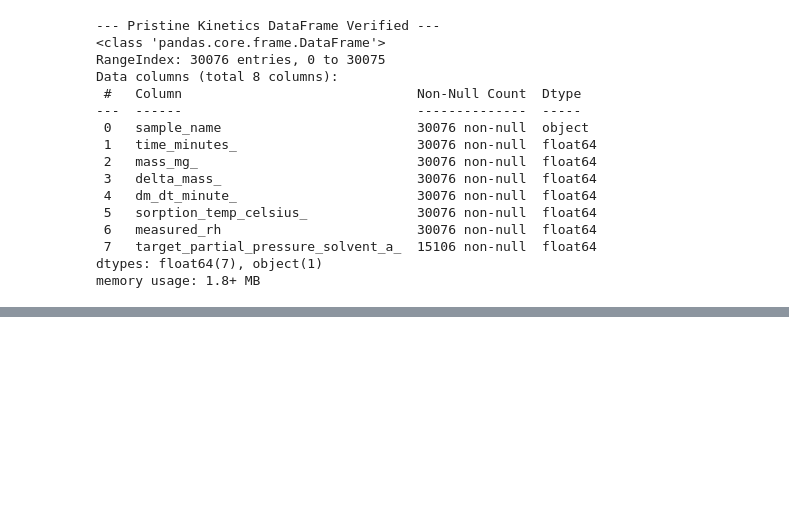
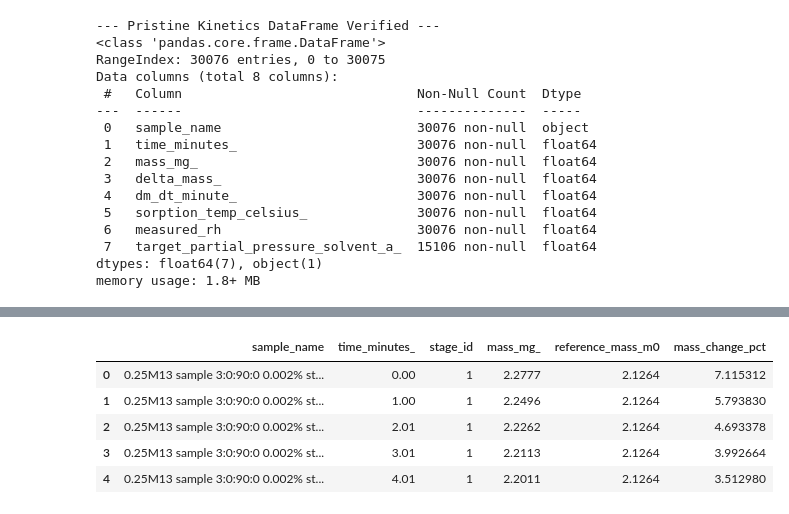
Before and after one commit to StixM6/graphage13-sorption, a Jupyter notebook: notebooks/sorption_kinetics_pipeline.ipynb, the cells around one changed output, grey strips where cells are left out. Cells and saved outputs as stored; diff of their text form; code cells hidden in the pictures; blank space fills up the shorter version.

```diff
--- a/notebooks/sorption_kinetics_pipeline.ipynb
+++ b/notebooks/sorption_kinetics_pipeline.ipynb
@@ -244,0 +264,29 @@ display(segmented_df[['sample_name', 'time_minutes_', 'stage_id', 'target_partia
+# %%
+# --- Step 3.5: Calculate Baseline Mass (m0) and Mass Change % ---
+
+processed_dfs = []
+
+for sample_name, group in segmented_df.groupby('sample_name'):
+    group = group.copy()
+
+    # 1. Find Baseline Mass (m0) from the end of the initial drying stage (Stage 1)
+    stage_1 = group[group['stage_id'] == 1]
+
+    if not stage_1.empty:
+        # Average the last 10 minutes of the dry stage for a stable baseline
+        m0 = stage_1['mass_mg_'].tail(10).mean()
+    else:
+        # Fallback just in case a sample didn't have a proper Stage 1
+        m0 = group['mass_mg_'].iloc[0]
+
+    # 2. Assign m0 and calculate the percentage change for every row
+    group['reference_mass_m0'] = m0
+    group['mass_change_pct'] = ((group['mass_mg_'] - m0) / m0) * 100
+
+    processed_dfs.append(group)
+
+segmented_df = pd.concat(processed_dfs, ignore_index=True)
+
+print(" Successfully calculated m0 and mass_change_pct")
+display(segmented_df[['sample_name', 'time_minutes_', 'stage_id', 'mass_mg_', 'reference_mass_m0', 'mass_change_pct']].head())
+# %% [output]
@@ -245,3 +294,9 @@ display(segmented_df[['sample_name', 'time_minutes_', 'stage_id', 'target_partia
+|  | sample_name | time_minutes_ | stage_id | mass_mg_ | reference_mass_m0 | mass_change_pct |
+| 0 | 0.25M13 sample 3:0:90:0 0.002% st... | 0.00 | 1 | 2.2777 | 2.1264 | 7.115312 |
+| 1 | 0.25M13 sample 3:0:90:0 0.002% st... | 1.00 | 1 | 2.2496 | 2.1264 | 5.793830 |
+| 2 | 0.25M13 sample 3:0:90:0 0.002% st... | 2.01 | 1 | 2.2262 | 2.1264 | 4.693378 |
+| 3 | 0.25M13 sample 3:0:90:0 0.002% st... | 3.01 | 1 | 2.2113 | 2.1264 | 3.992664 |
+| 4 | 0.25M13 sample 3:0:90:0 0.002% st... | 4.01 | 1 | 2.2011 | 2.1264 | 3.512980 |
 # %%
 # --- Step 4: Robust Equilibrium Capacity & Timeout Validation ---
 
```
Also changed, not shown: parts of 7 cells of this notebook, 1 other file.
